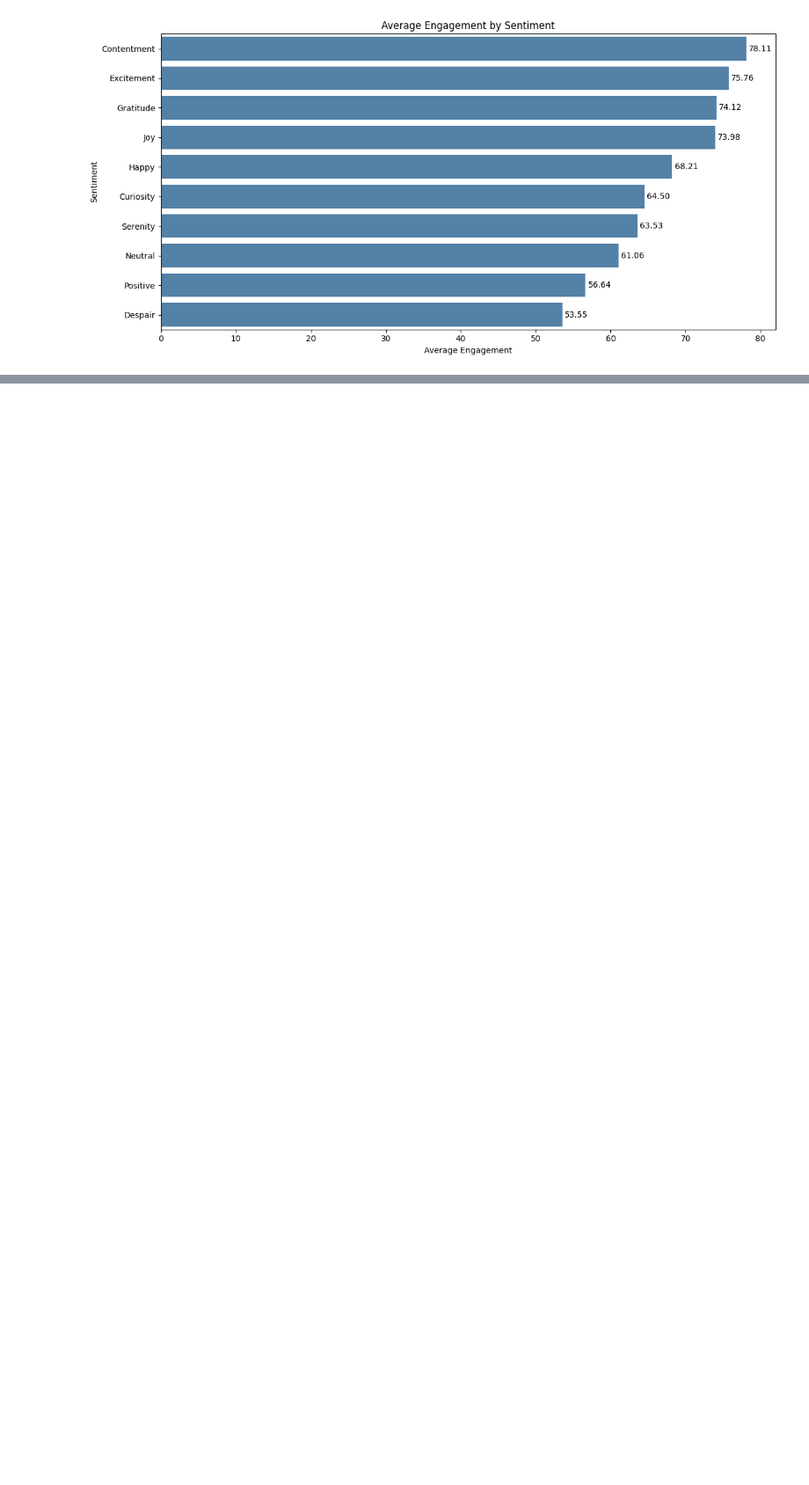
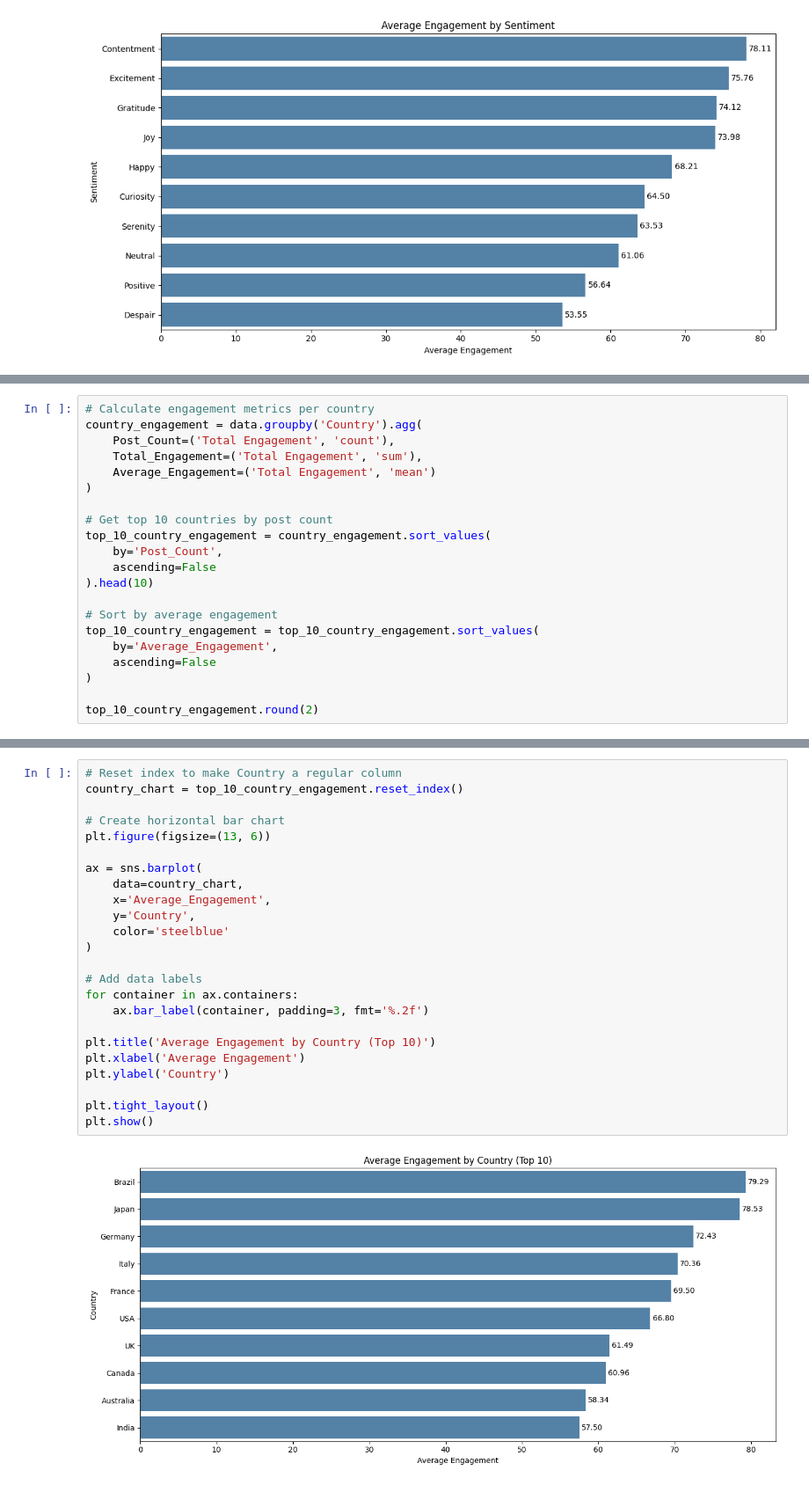
Before and after one commit to euiedavid/social-media-sentiments-analysis, a Jupyter notebook: notebook/social_media_sentiments_eda.ipynb, the cells around one changed output, grey strips where cells are left out. Shown at 88% size. Drawn from its saved outputs; the diff is of its cells as text; blank space fills up the shorter version.

```diff
--- a/notebook/social_media_sentiments_eda.ipynb
+++ b/notebook/social_media_sentiments_eda.ipynb
@@ -1262,0 +1462,21 @@ plt.show()
+# %%
+# Calculate engagement metrics per country
+country_engagement = data.groupby('Country').agg(
+    Post_Count=('Total Engagement', 'count'),
+    Total_Engagement=('Total Engagement', 'sum'),
+    Average_Engagement=('Total Engagement', 'mean')
+)
+
+# Get top 10 countries by post count
+top_10_country_engagement = country_engagement.sort_values(
+    by='Post_Count',
+    ascending=False
+).head(10)
+
+# Sort by average engagement
+top_10_country_engagement = top_10_country_engagement.sort_values(
+    by='Average_Engagement',
+    ascending=False
+)
+
+top_10_country_engagement.round(2)
@@ -1262,0 +1496,26 @@ plt.show()
+# %%
+# Reset index to make Country a regular column
+country_chart = top_10_country_engagement.reset_index()
+
+# Create horizontal bar chart
+plt.figure(figsize=(13, 6))
+
+ax = sns.barplot(
+    data=country_chart,
+    x='Average_Engagement',
+    y='Country',
+    color='steelblue'
+)
+
+# Add data labels
+for container in ax.containers:
+    ax.bar_label(container, padding=3, fmt='%.2f')
+
+plt.title('Average Engagement by Country (Top 10)')
+plt.xlabel('Average Engagement')
+plt.ylabel('Country')
+
+plt.tight_layout()
+plt.show()
+# %% [output]
+[figure, added]
```
Also changed, not shown: parts of 14 cells of this notebook.
